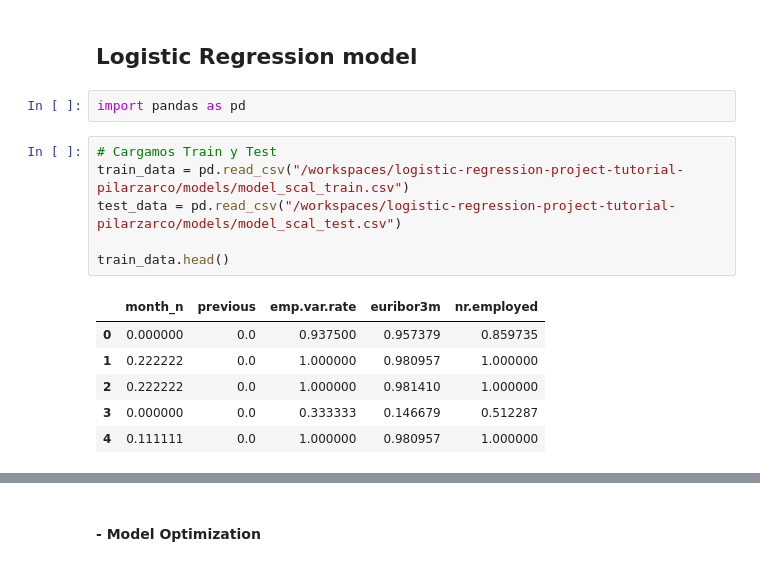
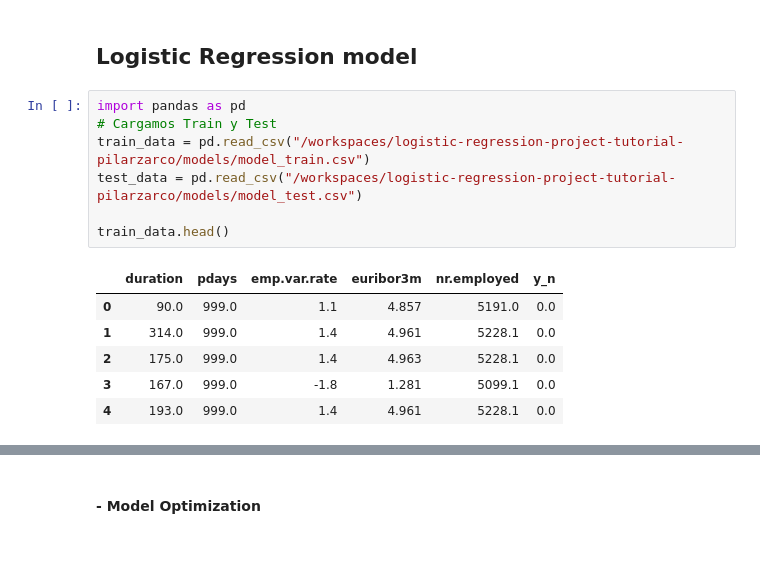
Before and after one commit to Pilizmt/logistic-regression-project-tutorial-pilarzarco, a Jupyter notebook: src/ML Logistic Regression.ipynb, the cells around one changed output, grey strips where cells are left out. Cells and saved outputs as stored; diff of their text form.

Commit message:
Model Finish 90%

```diff
--- a/src/ML Logistic Regression.ipynb
+++ b/src/ML Logistic Regression.ipynb
@@ -1,17 +1,16 @@
 # %% [markdown]
 ## Logistic Regression model
-# %%
-import pandas as pd
 # %%
+import pandas as pd
 # Cargamos Train y Test
-train_data = pd.read_csv("/workspaces/logistic-regression-project-tutorial-pilarzarco/models/model_scal_train.csv")
-test_data = pd.read_csv("/workspaces/logistic-regression-project-tutorial-pilarzarco/models/model_scal_test.csv")
+train_data = pd.read_csv("/workspaces/logistic-regression-project-tutorial-pilarzarco/models/model_train.csv")
+test_data = pd.read_csv("/workspaces/logistic-regression-project-tutorial-pilarzarco/models/model_test.csv")
 
 train_data.head()
 # %% [output]
-|  | month_n | previous | emp.var.rate | euribor3m | nr.employed |
-| 0 | 0.000000 | 0.0 | 0.937500 | 0.957379 | 0.859735 |
-| 1 | 0.222222 | 0.0 | 1.000000 | 0.980957 | 1.000000 |
-| 2 | 0.222222 | 0.0 | 1.000000 | 0.981410 | 1.000000 |
-| 3 | 0.000000 | 0.0 | 0.333333 | 0.146679 | 0.512287 |
-| 4 | 0.111111 | 0.0 | 1.000000 | 0.980957 | 1.000000 |
+|  | duration | pdays | emp.var.rate | euribor3m | nr.employed | y_n |
+| 0 | 90.0 | 999.0 | 1.1 | 4.857 | 5191.0 | 0.0 |
+| 1 | 314.0 | 999.0 | 1.4 | 4.961 | 5228.1 | 0.0 |
+| 2 | 175.0 | 999.0 | 1.4 | 4.963 | 5228.1 | 0.0 |
+| 3 | 167.0 | 999.0 | -1.8 | 1.281 | 5099.1 | 0.0 |
+| 4 | 193.0 | 999.0 | 1.4 | 4.961 | 5228.1 | 0.0 |
```
Also changed, not shown: parts of 24 cells of this notebook, 10 other files.
